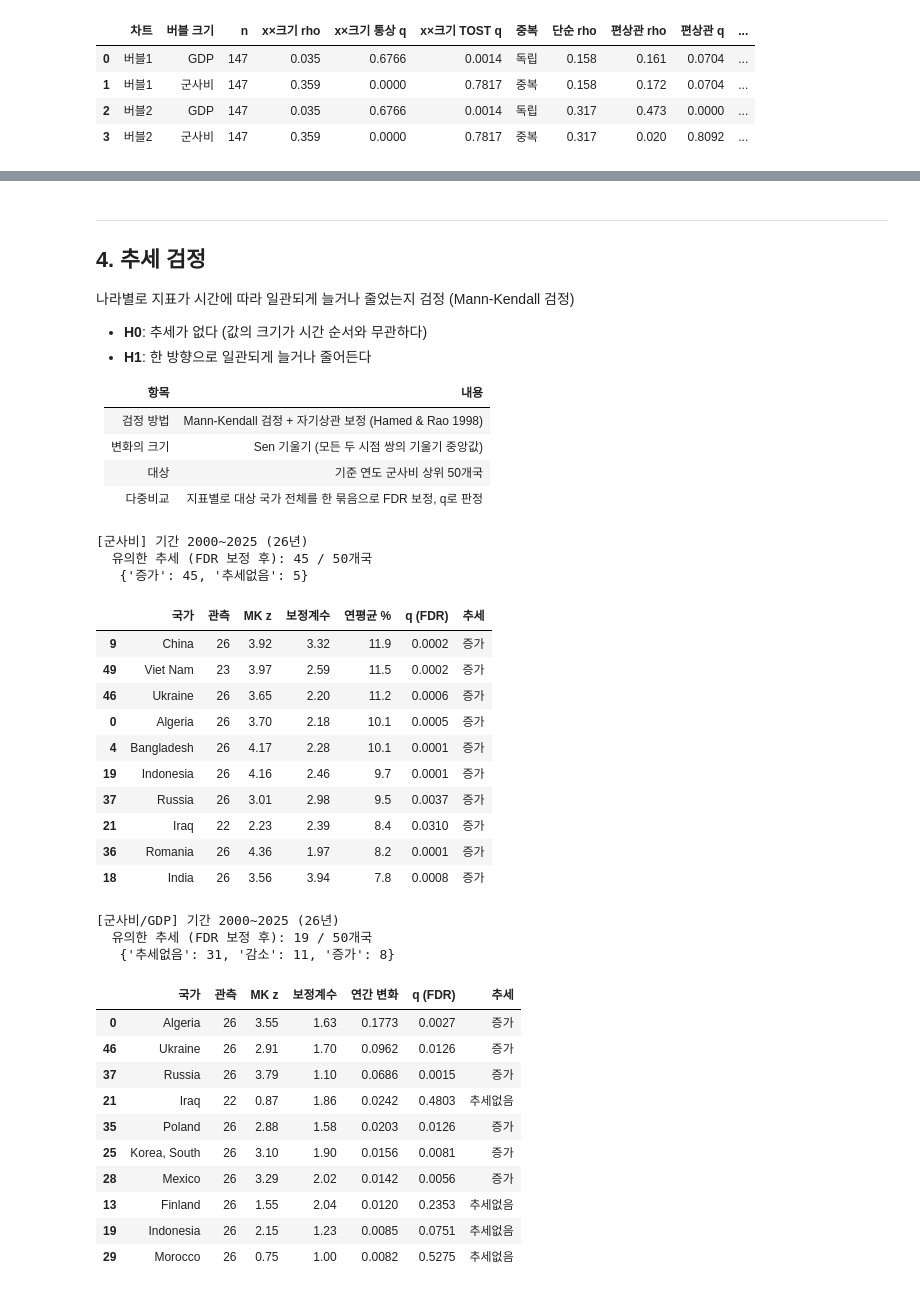
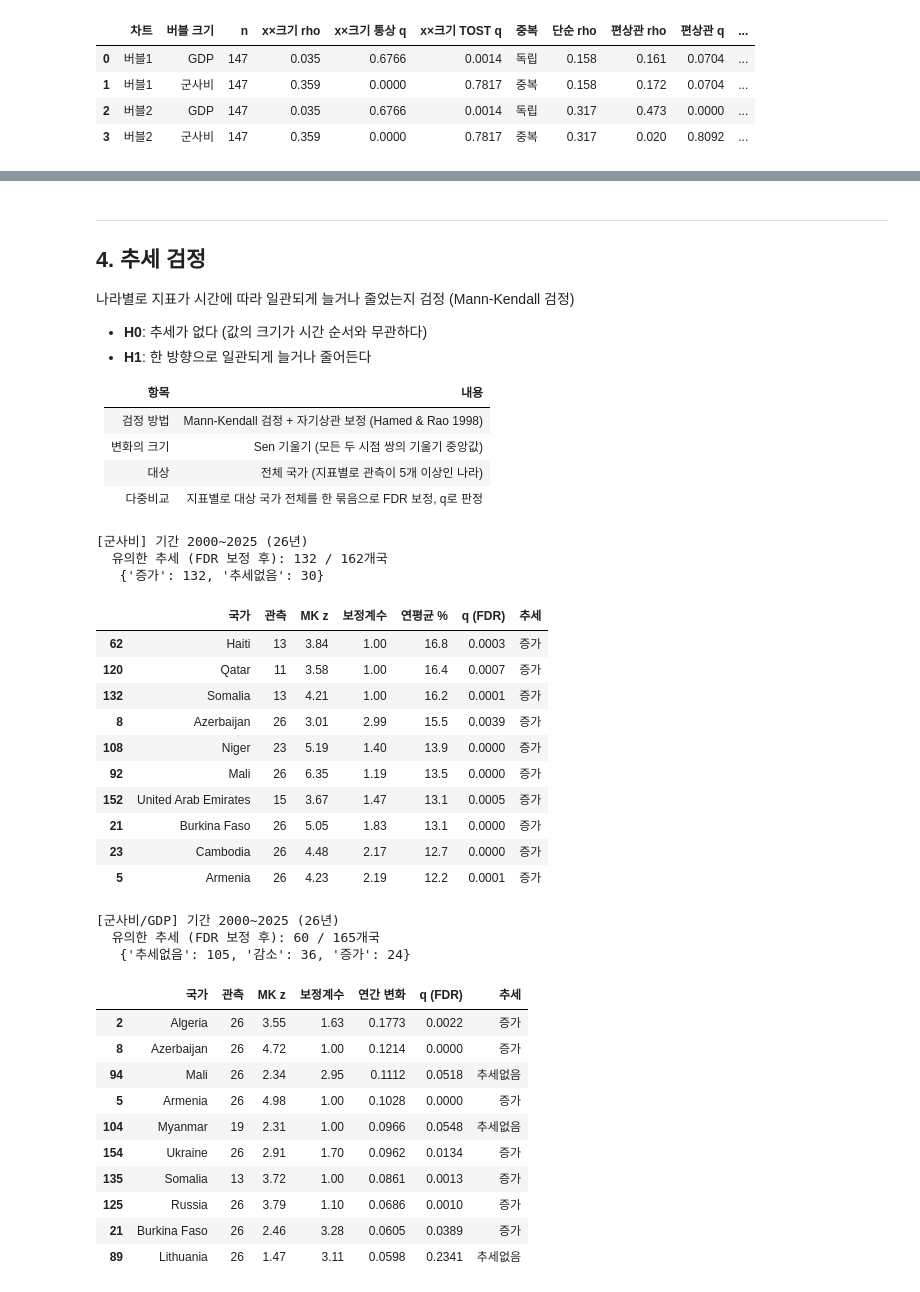
Before and after one commit to defense-dashboard-team/import-demand-db, a Jupyter notebook: 02_notebooks/03_stat_hypothesis.ipynb, the cells around one changed output, grey strips where cells are left out. Drawn from its saved outputs; the diff is of its cells as text; code cells hidden in the pictures.

```diff
--- a/02_notebooks/03_stat_hypothesis.ipynb
+++ b/02_notebooks/03_stat_hypothesis.ipynb
@@ -481,6 +487,6 @@ print('      사실상 "GDP가 같은 나라들 사이의 군사비 차이"와 y
 |---|---|
 | 검정 방법 | Mann-Kendall 검정 + 자기상관 보정 (Hamed & Rao 1998) |
 | 변화의 크기 | Sen 기울기 (모든 두 시점 쌍의 기울기 중앙값) |
-| 대상 | 기준 연도 군사비 상위 50개국 |
+| 대상 | 전체 국가 (지표별로 관측이 5개 이상인 나라) |
 | 다중비교 | 지표별로 대상 국가 전체를 한 묶음으로 FDR 보정, q로 판정 |
 # %%
@@ -610,69 +616,71 @@ def trend_table(metric, countries=None, log=False, scale=1):
     t['추세'] = np.where(t['q (FDR)'] >= ALPHA, '추세없음', np.where(t['_z'] > 0, '증가', '감소'))
     return t.drop(columns=['_z', '_p'])
 # %%
-# 지표마다 따로 검정한다. 같은 나라라도 군사비는 늘었는데 분쟁위험도는 그대로일 수 있다.
-# (컬럼명, 로그 여부, 표시 배수) — 표시 이름은 LABEL에서 가져온다
+# 지표마다 따로 검정함. 같은 나라여도 군사비는 늘었는데 분쟁위험도는 그대로일 수 있음
+# (컬럼명, 로그 여부, 표시 배수). 표시 이름은 LABEL에서 가져옴
 #
-# 군사비는 경상 달러라서 물가 상승과 경제 성장만으로도 금액이 늘어난다.
-# 그래서 물가·환율의 영향을 받지 않는 군사비/GDP를 함께 검정한다.
-# 군사비는 늘었는데 군사비/GDP는 추세가 없다면, 경제 규모가 커진 만큼 늘어난 것이다.
-share_scale = 100 if df_demand.share_gdp.max() <= 1 else 1   # 0~1 비율이면 %로 환산
+# 군사비는 물가 상승이랑 경제 성장만으로도 금액이 늘어남
+# 그래서 물가·환율 영향을 안 받는 군사비/GDP를 같이 검정함
+# 군사비는 늘었는데 군사비/GDP는 추세가 없으면 경제 규모가 커진 만큼만 늘어난 것
+share_scale = 100 if df_demand.share_gdp.max() <= 1 else 1   # 0~1 비율이면 %로
 TARGETS = [
-    ('current_usd',        True,  1),             # 연평균 % 로 표시
-    ('share_gdp',          False, share_scale),   # 연간 변화 단위: %p
-    ('human_hazard_score', False, 1),             # 연간 변화 단위: 점
-    ('TIV_5Y_Share',       False, 1),             # 연간 변화 단위: %p
+    ('current_usd',        True,  1),             # 연평균 %
+    ('share_gdp',          False, share_scale),   # 연간 변화 %p
+    ('human_hazard_score', False, 1),             # 연간 변화 (점)
+    ('TIV_5Y_Share',       False, 1),             # 연간 변화 %p
 ]
 
-# 검정 대상 범위: 기준 연도 군사비 상위 50개국.
-# 결과를 본 뒤에 이 범위를 바꾸면 원하는 결과가 나오는 범위를 고르게 되어 보정의 의미가 없어진다.
-pool = df_demand[df_demand.Year == YEAR].nlargest(50, 'current_usd').Country
+# 검정 대상: 전체 국가 (pool = None)
+# 지표별로 관측이 MIN_OBS개 이상인 나라는 전부 검정하고, FDR 보정도 그 전체를 한 묶음으로 함
+# 일부 국가만 보려면 국가명 목록을 넣으면 됨
+#   예) 기준 연도 군사비 상위 50개국: df_demand[df_demand.Year == YEAR].nlargest(50, 'current_usd').Country
+pool = None
 
 TREND = {}
 for metric, use_log, scale in TARGETS:
     name = LABEL[metric]
     t = trend_table(metric, countries=pool, log=use_log, scale=scale)
     if not len(t):
         print('  검정 가능한 국가 없음\n')
         continue
 
     n_sig = (t['추세'] != '추세없음').sum()
     print(f'  유의한 추세 (FDR 보정 후): {n_sig} / {len(t)}개국')
     print('  ', t['추세'].value_counts().to_dict())
 
     sort_col = '연평균 %' if use_log else '연간 변화'
     display(t.sort_values(sort_col, ascending=False).head(10))
     TREND[name] = t.set_index('국가')
     print()
 
-# 대시보드에서 조회: TREND['군사비'].loc['Poland', '추세']
+# 사용 예: TREND['군사비'].loc['Poland', '추세']
 # %% [output]
 [군사비] 기간 2000~2025 (26년)
-  유의한 추세 (FDR 보정 후): 45 / 50개국
-   {'증가': 45, '추세없음': 5}
+  유의한 추세 (FDR 보정 후): 132 / 162개국
+   {'증가': 132, '추세없음': 30}
 |  | 국가 | 관측 | MK z | 보정계수 | 연평균 % | q (FDR) | 추세 |
-| 9 | China | 26 | 3.92 | 3.32 | 11.9 | 0.0002 | 증가 |
-| 49 | Viet Nam | 23 | 3.97 | 2.59 | 11.5 | 0.0002 | 증가 |
-| 46 | Ukraine | 26 | 3.65 | 2.20 | 11.2 | 0.0006 | 증가 |
-| 0 | Algeria | 26 | 3.70 | 2.18 | 10.1 | 0.0005 | 증가 |
-| 4 | Bangladesh | 26 | 4.17 | 2.28 | 10.1 | 0.0001 | 증가 |
-| 19 | Indonesia | 26 | 4.16 | 2.46 | 9.7 | 0.0001 | 증가 |
-| 37 | Russia | 26 | 3.01 | 2.98 | 9.5 | 0.0037 | 증가 |
-| 21 | Iraq | 22 | 2.23 | 2.39 | 8.4 | 0.0310 | 증가 |
-| 36 | Romania | 26 | 4.36 | 1.97 | 8.2 | 0.0001 | 증가 |
-| 18 | India | 26 | 3.56 | 3.94 | 7.8 | 0.0008 | 증가 |
+| 62 | Haiti | 13 | 3.84 | 1.00 | 16.8 | 0.0003 | 증가 |
+| 120 | Qatar | 11 | 3.58 | 1.00 | 16.4 | 0.0007 | 증가 |
+| 132 | Somalia | 13 | 4.21 | 1.00 | 16.2 | 0.0001 | 증가 |
+| 8 | Azerbaijan | 26 | 3.01 | 2.99 | 15.5 | 0.0039 | 증가 |
+| 108 | Niger | 23 | 5.19 | 1.40 | 13.9 | 0.0000 | 증가 |
+| 92 | Mali | 26 | 6.35 | 1.19 | 13.5 | 0.0000 | 증가 |
+| 152 | United Arab Emirates | 15 | 3.67 | 1.47 | 13.1 | 0.0005 | 증가 |
+| 21 | Burkina Faso | 26 | 5.05 | 1.83 | 13.1 | 0.0000 | 증가 |
+| 23 | Cambodia | 26 | 4.48 | 2.17 | 12.7 | 0.0000 | 증가 |
+| 5 | Armenia | 26 | 4.23 | 2.19 | 12.2 | 0.0001 | 증가 |
 [군사비/GDP] 기간 2000~2025 (26년)
-  유의한 추세 (FDR 보정 후): 19 / 50개국
-   {'추세없음': 31, '감소': 11, '증가': 8}
+  유의한 추세 (FDR 보정 후): 60 / 165개국
+   {'추세없음': 105, '감소': 36, '증가': 24}
 |  | 국가 | 관측 | MK z | 보정계수 | 연간 변화 | q (FDR) | 추세 |
-| 0 | Algeria | 26 | 3.55 | 1.63 | 0.1773 | 0.0027 | 증가 |
-| 46 | Ukraine | 26 | 2.91 | 1.70 | 0.0962 | 0.0126 | 증가 |
-| 37 | Russia | 26 | 3.79 | 1.10 | 0.0686 | 0.0015 | 증가 |
-| 21 | Iraq | 22 | 0.87 | 1.86 | 0.0242 | 0.4803 | 추세없음 |
-| 35 | Poland | 26 | 2.88 | 1.58 | 0.0203 | 0.0126 | 증가 |
-| 25 | Korea, South | 26 | 3.10 | 1.90 | 0.0156 | 0.0081 | 증가 |
-| 28 | Mexico | 26 | 3.29 | 2.02 | 0.0142 | 0.0056 | 증가 |
-| 13 | Finland | 26 | 1.55 | 2.04 | 0.0120 | 0.2353 | 추세없음 |
-| 19 | Indonesia | 26 | 2.15 | 1.23 | 0.0085 | 0.0751 | 추세없음 |
-| 29 | Morocco | 26 | 0.75 | 1.00 | 0.0082 | 0.5275 | 추세없음 |
+| 2 | Algeria | 26 | 3.55 | 1.63 | 0.1773 | 0.0022 | 증가 |
+| 8 | Azerbaijan | 26 | 4.72 | 1.00 | 0.1214 | 0.0000 | 증가 |
+| 94 | Mali | 26 | 2.34 | 2.95 | 0.1112 | 0.0518 | 추세없음 |
+| 5 | Armenia | 26 | 4.98 | 1.00 | 0.1028 | 0.0000 | 증가 |
+| 104 | Myanmar | 19 | 2.31 | 1.00 | 0.0966 | 0.0548 | 추세없음 |
+| 154 | Ukraine | 26 | 2.91 | 1.70 | 0.0962 | 0.0134 | 증가 |
+| 135 | Somalia | 13 | 3.72 | 1.00 | 0.0861 | 0.0013 | 증가 |
+| 125 | Russia | 26 | 3.79 | 1.10 | 0.0686 | 0.0010 | 증가 |
+| 21 | Burkina Faso | 26 | 2.46 | 3.28 | 0.0605 | 0.0389 | 증가 |
+| 89 | Lithuania | 26 | 1.47 | 3.11 | 0.0598 | 0.2341 | 추세없음 |
 [분쟁위험도] 기간 2017~2025 (9년)
```
Also changed, not shown: parts of 16 cells of this notebook.
